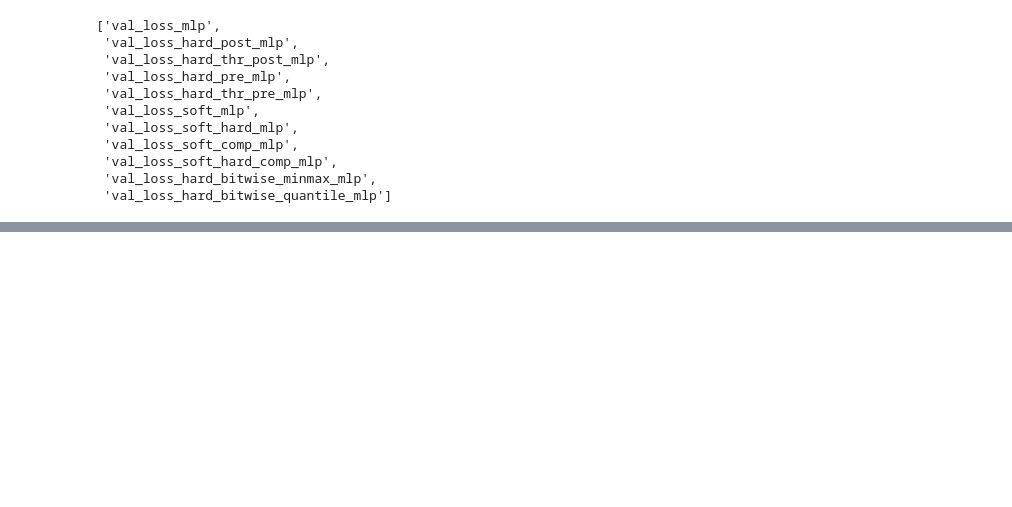
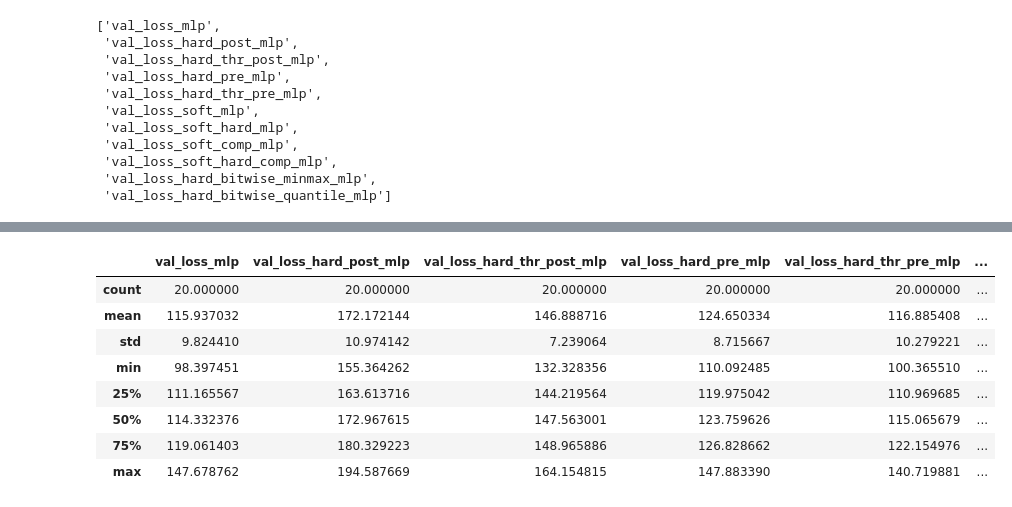
Before and after one commit to kschr40/FeatureCompression, a Jupyter notebook: notebooks/analyse_results.ipynb, the cells around one changed output, grey strips where cells are left out. Saved outputs shown, nothing was run; the diff lists cells and outputs as text; code cells hidden in the pictures; blank space fills up the shorter version.

```diff
--- a/notebooks/analyse_results.ipynb
+++ b/notebooks/analyse_results.ipynb
@@ -649,0 +404,12 @@ df_current
+# %%
+df_current.describe()
+# %% [output]
+|  | val_loss_mlp | val_loss_hard_post_mlp | val_loss_hard_thr_post_mlp | val_loss_hard_pre_mlp | val_loss_hard_thr_pre_mlp | ... |
+| count | 20.000000 | 20.000000 | 20.000000 | 20.000000 | 20.000000 | ... |
+| mean | 115.937032 | 172.172144 | 146.888716 | 124.650334 | 116.885408 | ... |
+| std | 9.824410 | 10.974142 | 7.239064 | 8.715667 | 10.279221 | ... |
+| min | 98.397451 | 155.364262 | 132.328356 | 110.092485 | 100.365510 | ... |
+| 25% | 111.165567 | 163.613716 | 144.219564 | 119.975042 | 110.969685 | ... |
+| 50% | 114.332376 | 172.967615 | 147.563001 | 123.759626 | 115.065679 | ... |
+| 75% | 119.061403 | 180.329223 | 148.965886 | 126.828662 | 122.154976 | ... |
+| max | 147.678762 | 194.587669 | 164.154815 | 147.883390 | 140.719881 | ... |
```
Also changed, not shown: parts of 53 cells of this notebook, 3 other files.
